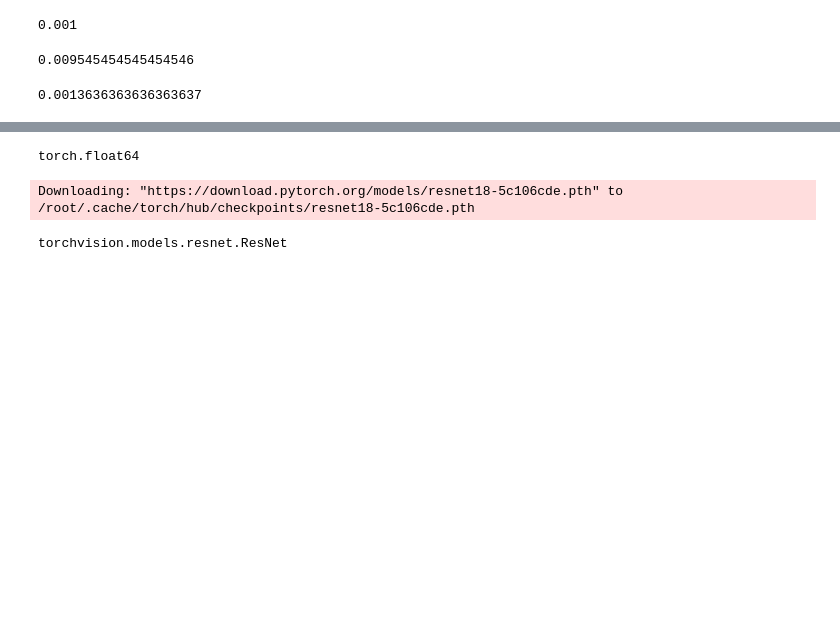
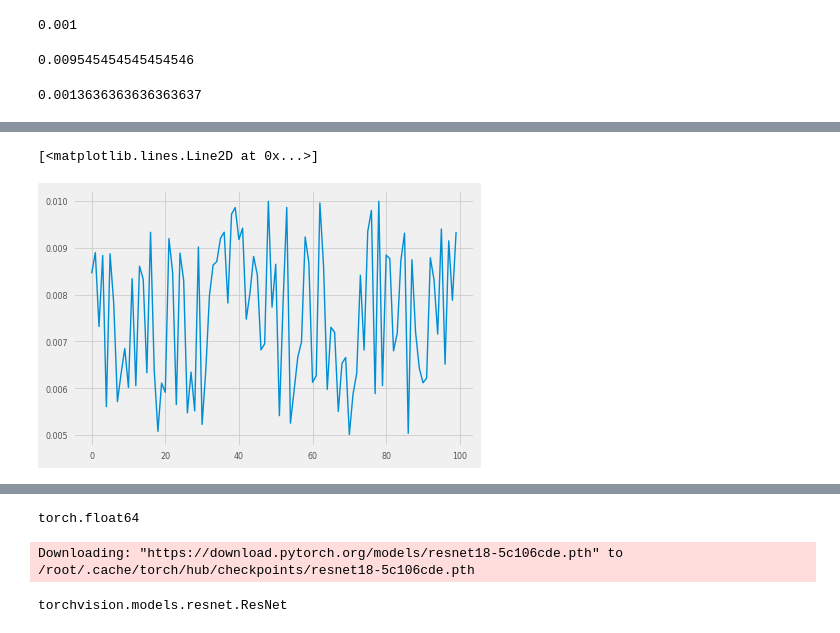
Before and after one commit to MatthewAlmeida/LRSchedules, a Jupyter notebook: schedules.ipynb, the cells around one changed output, grey strips where cells are left out. Saved outputs shown, nothing was run; the diff lists cells and outputs as text; code cells hidden in the pictures; blank space fills up the shorter version.

```diff
--- a/schedules.ipynb
+++ b/schedules.ipynb
@@ -76,0 +114,5 @@ step_fn(24)
+# %%
+plt.plot(U)
+# %% [output]
+[<matplotlib.lines.Line2D at 0x...>]
+[figure, added]
```
Also changed, not shown: parts of 9 cells of this notebook.
